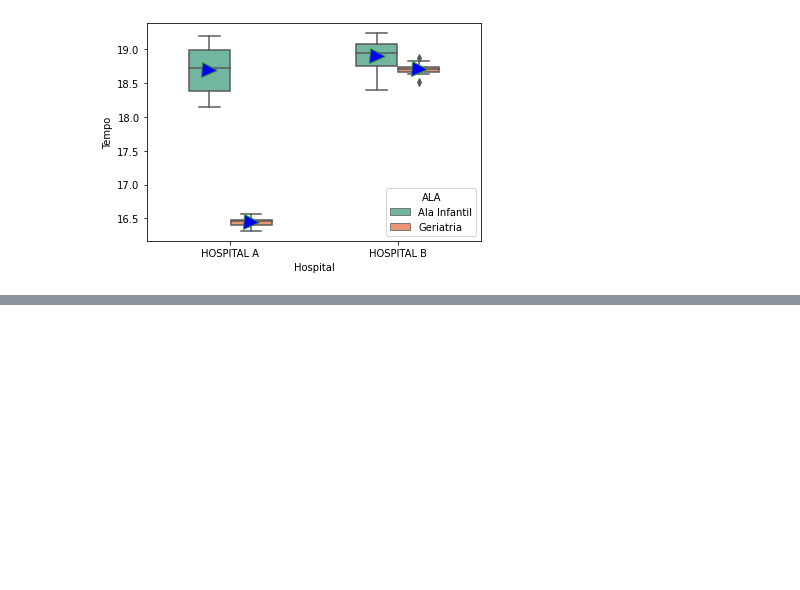
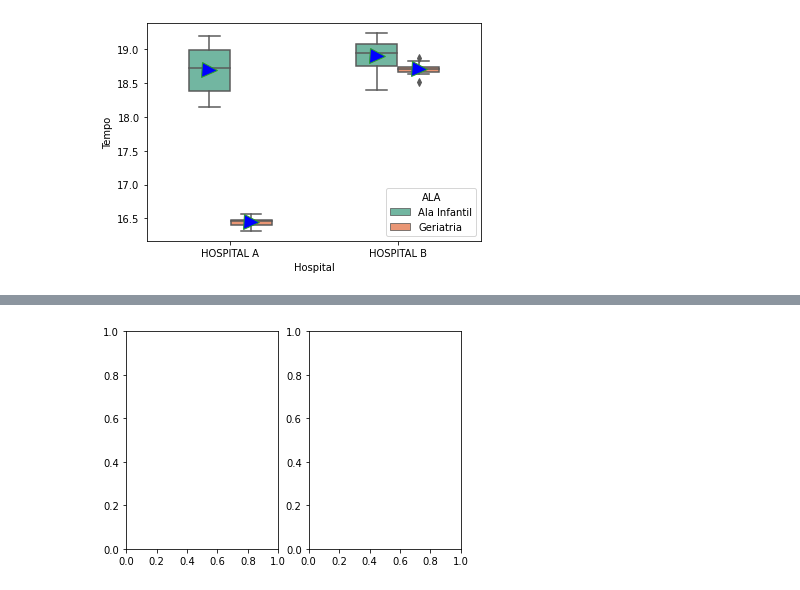
Before and after one commit to afraniofilho/GB_Python_Irep, a Jupyter notebook: Aula_Python_dia_2.ipynb, the cells around one changed output, grey strips where cells are left out. Saved outputs shown, nothing was run; the diff lists cells and outputs as text; code cells hidden in the pictures; blank space fills up the shorter version.

```diff
--- a/Aula_Python_dia_2.ipynb
+++ b/Aula_Python_dia_2.ipynb
@@ -77,0 +104,4 @@ sns.boxplot(data=df2, y='Tempo', x='Hospital', width=0.5, hue='ALA', palette='Se
+# %%
+fig, axes = plt.subplots(1,2)
+# %% [output]
+[figure, added]
```
Also changed, not shown: parts of 10 cells of this notebook.
